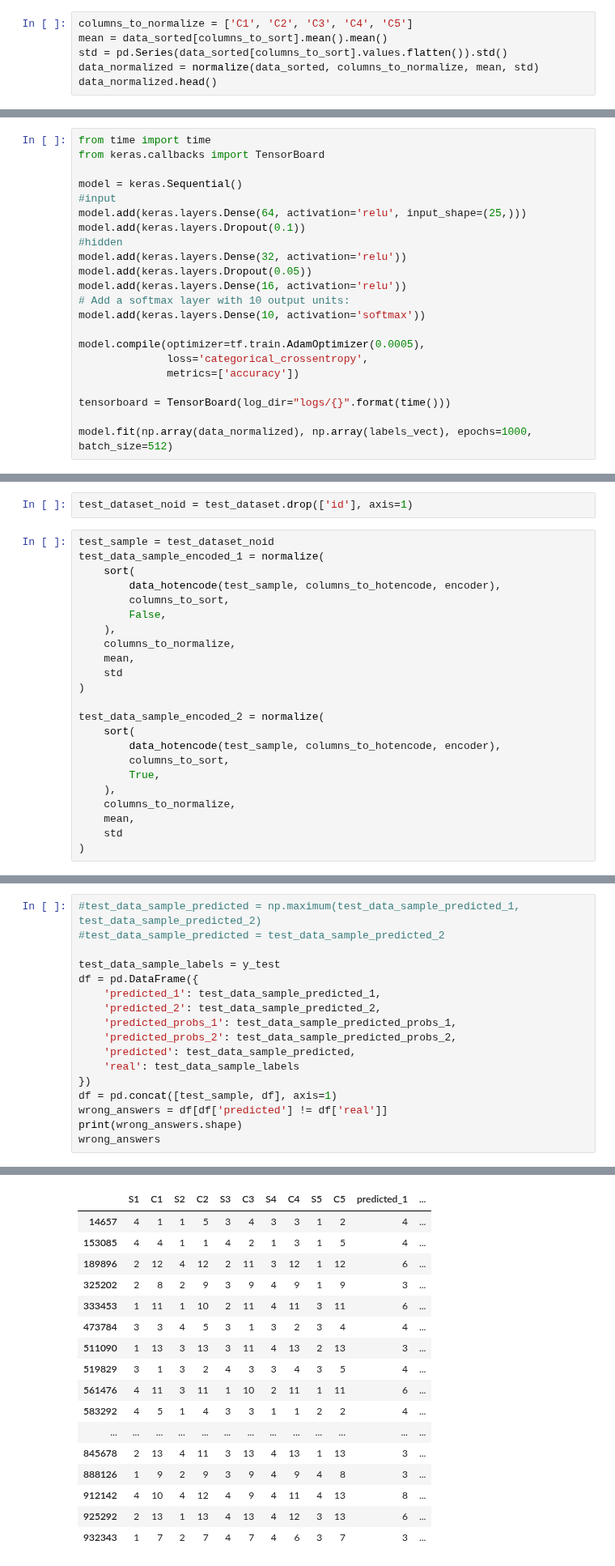
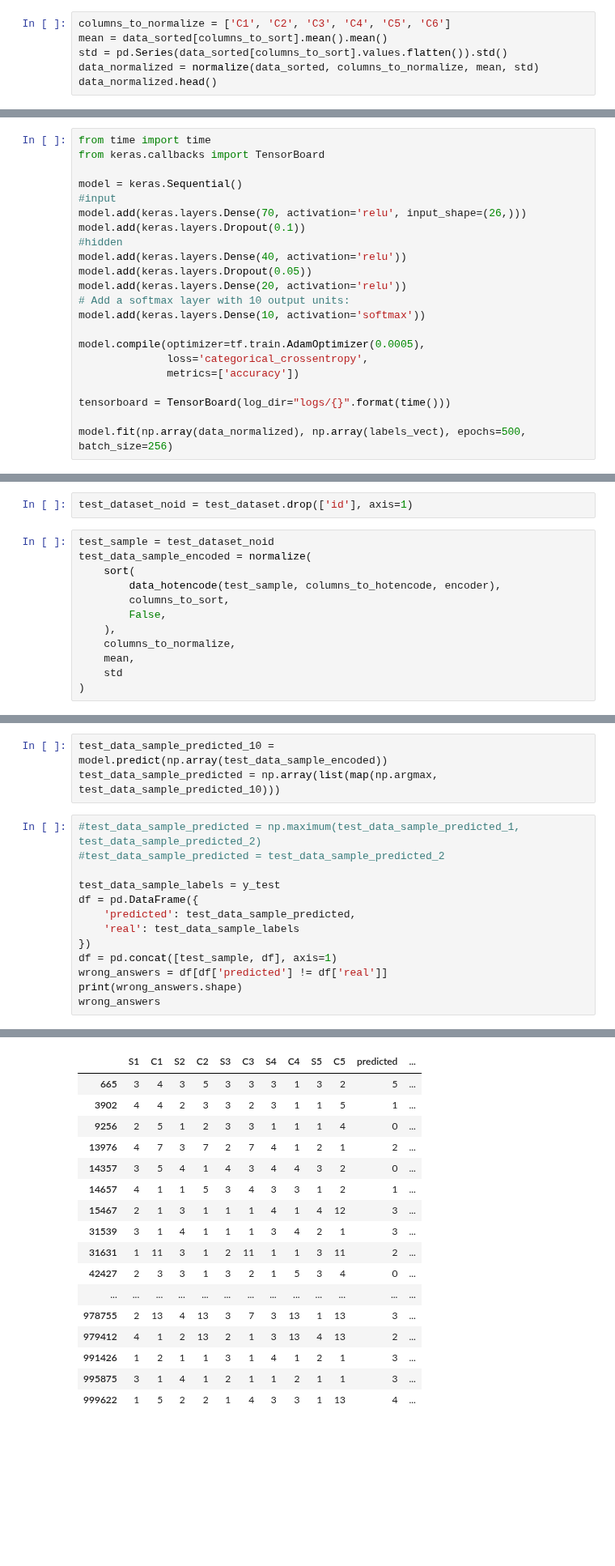
Before and after one commit to iPhaeton/kaggle-poker, a Jupyter notebook: Index_hotencode_sort.ipynb, the cells around one changed output, grey strips where cells are left out. Shown at 81% size. Cells and saved outputs as stored; diff of their text form; blank space fills up the shorter version.

```diff
--- a/Index_hotencode_sort.ipynb
+++ b/Index_hotencode_sort.ipynb
@@ -187,7 +163,7 @@ def normalize(data, columns, mean, std):
     to_return.columns = list(range(to_return.shape[1]))
     return to_return
 # %%
-columns_to_normalize = ['C1', 'C2', 'C3', 'C4', 'C5']
+columns_to_normalize = ['C1', 'C2', 'C3', 'C4', 'C5', 'C6']
 mean = data_sorted[columns_to_sort].mean().mean()
 std = pd.Series(data_sorted[columns_to_sort].values.flatten()).std()
 data_normalized = normalize(data_sorted, columns_to_normalize, mean, std)
@@ -336,12 +264,12 @@ from keras.callbacks import TensorBoard
 
 model = keras.Sequential()
 #input
-model.add(keras.layers.Dense(64, activation='relu', input_shape=(25,)))
+model.add(keras.layers.Dense(70, activation='relu', input_shape=(26,)))
 model.add(keras.layers.Dropout(0.1))
 #hidden
-model.add(keras.layers.Dense(32, activation='relu'))
+model.add(keras.layers.Dense(40, activation='relu'))
 model.add(keras.layers.Dropout(0.05))
-model.add(keras.layers.Dense(16, activation='relu'))
+model.add(keras.layers.Dense(20, activation='relu'))
 # Add a softmax layer with 10 output units:
 model.add(keras.layers.Dense(10, activation='softmax'))
 
@@ -351,5 +279,5 @@ model.compile(optimizer=tf.train.AdamOptimizer(0.0005),
 
 tensorboard = TensorBoard(log_dir="logs/{}".format(time()))
 
-model.fit(np.array(data_normalized), np.array(labels_vect), epochs=1000, batch_size=512)
+model.fit(np.array(data_normalized), np.array(labels_vect), epochs=500, batch_size=256)
 # %% [output]
@@ -383,7 +311,7 @@ WARNING:tensorflow:TensorFlow optimizers do not make it possible to access optim
 test_dataset_noid = test_dataset.drop(['id'], axis=1)
 # %%
 test_sample = test_dataset_noid
-test_data_sample_encoded_1 = normalize(
+test_data_sample_encoded = normalize(
     sort(
         data_hotencode(test_sample, columns_to_hotencode, encoder),
         columns_to_sort,
@@ -393,14 +321,3 @@ test_data_sample_encoded_1 = normalize(
     mean,
     std
 )
-
-test_data_sample_encoded_2 = normalize(
-    sort(
-        data_hotencode(test_sample, columns_to_hotencode, encoder),
-        columns_to_sort,
-        True,
-    ),
-    columns_to_normalize,
-    mean,
-    std
-)
@@ -461,13 +337,12 @@ for p, index in zip(preds, indices):
+# %%
+test_data_sample_predicted_10 = model.predict(np.array(test_data_sample_encoded))
+test_data_sample_predicted = np.array(list(map(np.argmax, test_data_sample_predicted_10)))
 # %%
 #test_data_sample_predicted = np.maximum(test_data_sample_predicted_1, test_data_sample_predicted_2)
 #test_data_sample_predicted = test_data_sample_predicted_2
 
 test_data_sample_labels = y_test
 df = pd.DataFrame({
-    'predicted_1': test_data_sample_predicted_1,
-    'predicted_2': test_data_sample_predicted_2,
-    'predicted_probs_1': test_data_sample_predicted_probs_1,
-    'predicted_probs_2': test_data_sample_predicted_probs_2,
     'predicted': test_data_sample_predicted,
     'real': test_data_sample_labels
 })
@@ -480,17 +355,17 @@ wrong_answers
-|  | S1 | C1 | S2 | C2 | S3 | C3 | S4 | C4 | S5 | C5 | predicted_1 | ... |
-| 14657 | 4 | 1 | 1 | 5 | 3 | 4 | 3 | 3 | 1 | 2 | 4 | ... |
-| 153085 | 4 | 4 | 1 | 1 | 4 | 2 | 1 | 3 | 1 | 5 | 4 | ... |
-| 189896 | 2 | 12 | 4 | 12 | 2 | 11 | 3 | 12 | 1 | 12 | 6 | ... |
-| 325202 | 2 | 8 | 2 | 9 | 3 | 9 | 4 | 9 | 1 | 9 | 3 | ... |
-| 333453 | 1 | 11 | 1 | 10 | 2 | 11 | 4 | 11 | 3 | 11 | 6 | ... |
-| 473784 | 3 | 3 | 4 | 5 | 3 | 1 | 3 | 2 | 3 | 4 | 4 | ... |
-| 511090 | 1 | 13 | 3 | 13 | 3 | 11 | 4 | 13 | 2 | 13 | 3 | ... |
-| 519829 | 3 | 1 | 3 | 2 | 4 | 3 | 3 | 4 | 3 | 5 | 4 | ... |
-| 561476 | 4 | 11 | 3 | 11 | 1 | 10 | 2 | 11 | 1 | 11 | 6 | ... |
-| 583292 | 4 | 5 | 1 | 4 | 3 | 3 | 1 | 1 | 2 | 2 | 4 | ... |
+|  | S1 | C1 | S2 | C2 | S3 | C3 | S4 | C4 | S5 | C5 | predicted | ... |
+| 665 | 3 | 4 | 3 | 5 | 3 | 3 | 3 | 1 | 3 | 2 | 5 | ... |
+| 3902 | 4 | 4 | 2 | 3 | 3 | 2 | 3 | 1 | 1 | 5 | 1 | ... |
+| 9256 | 2 | 5 | 1 | 2 | 3 | 3 | 1 | 1 | 1 | 4 | 0 | ... |
+| 13976 | 4 | 7 | 3 | 7 | 2 | 7 | 4 | 1 | 2 | 1 | 2 | ... |
+| 14357 | 3 | 5 | 4 | 1 | 4 | 3 | 4 | 4 | 3 | 2 | 0 | ... |
+| 14657 | 4 | 1 | 1 | 5 | 3 | 4 | 3 | 3 | 1 | 2 | 1 | ... |
+| 15467 | 2 | 1 | 3 | 1 | 1 | 1 | 4 | 1 | 4 | 12 | 3 | ... |
+| 31539 | 3 | 1 | 4 | 1 | 1 | 1 | 3 | 4 | 2 | 1 | 3 | ... |
+| 31631 | 1 | 11 | 3 | 1 | 2 | 11 | 1 | 1 | 3 | 11 | 2 | ... |
+| 42427 | 2 | 3 | 3 | 1 | 3 | 2 | 1 | 5 | 3 | 4 | 0 | ... |
 | ... | ... | ... | ... | ... | ... | ... | ... | ... | ... | ... | ... | ... |
-| 845678 | 2 | 13 | 4 | 11 | 3 | 13 | 4 | 13 | 1 | 13 | 3 | ... |
-| 888126 | 1 | 9 | 2 | 9 | 3 | 9 | 4 | 9 | 4 | 8 | 3 | ... |
-| 912142 | 4 | 10 | 4 | 12 | 4 | 9 | 4 | 11 | 4 | 13 | 8 | ... |
-| 925292 | 2 | 13 | 1 | 13 | 4 | 13 | 4 | 12 | 3 | 13 | 6 | ... |
-| 932343 | 1 | 7 | 2 | 7 | 4 | 7 | 4 | 6 | 3 | 7 | 3 | ... |
+| 978755 | 2 | 13 | 4 | 13 | 3 | 7 | 3 | 13 | 1 | 13 | 3 | ... |
+| 979412 | 4 | 1 | 2 | 13 | 2 | 1 | 3 | 13 | 4 | 13 | 2 | ... |
+| 991426 | 1 | 2 | 1 | 1 | 3 | 1 | 4 | 1 | 2 | 1 | 3 | ... |
+| 995875 | 3 | 1 | 4 | 1 | 2 | 1 | 1 | 2 | 1 | 1 | 3 | ... |
+| 999622 | 1 | 5 | 2 | 2 | 1 | 4 | 3 | 3 | 1 | 13 | 4 | ... |
```
Also changed, not shown: parts of 25 cells of this notebook.
